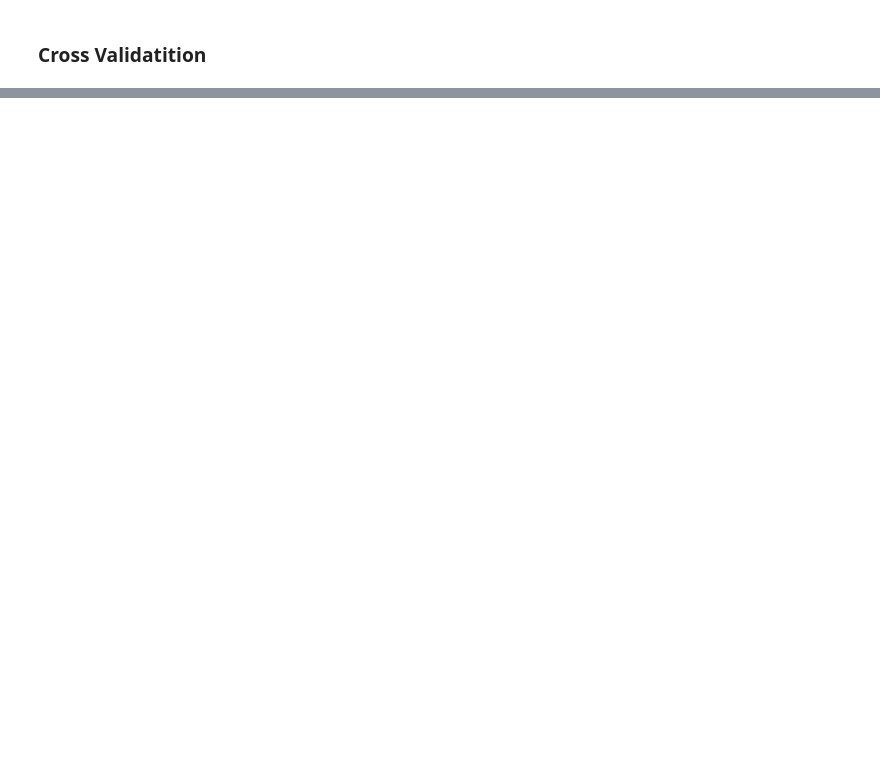
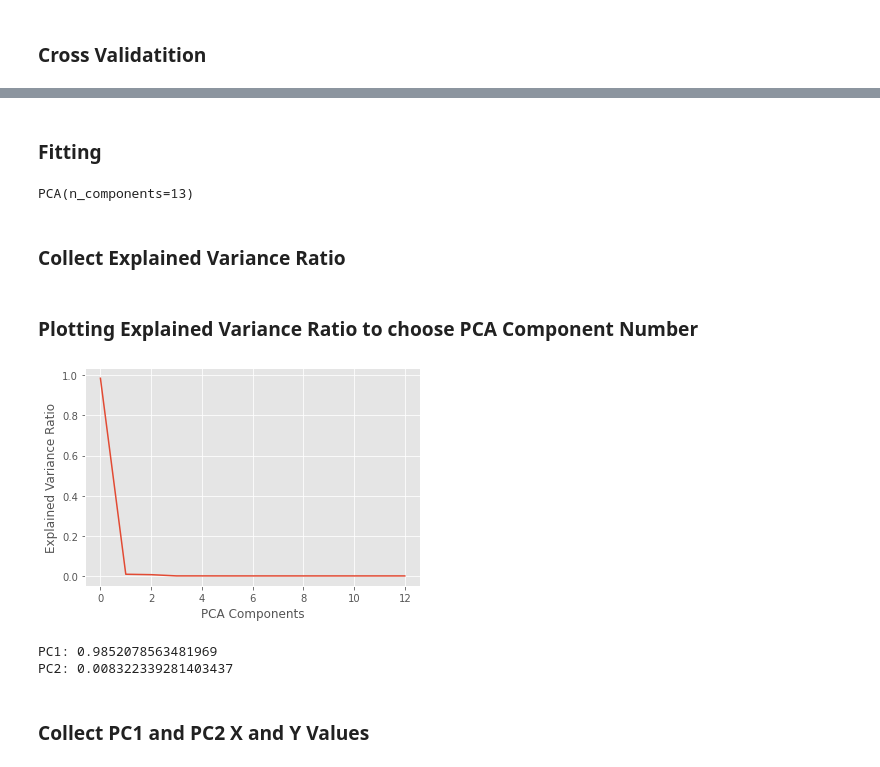
Before and after one commit to onur-duman/OnlineShoppersIntention-EDA-Classification-Clustering, a Jupyter notebook: OnlineShoppersIntention.ipynb, the cells around one changed output, grey strips where cells are left out. Drawn from its saved outputs; the diff is of its cells as text; code cells hidden in the pictures; blank space fills up the shorter version.

```diff
--- a/OnlineShoppersIntention.ipynb
+++ b/OnlineShoppersIntention.ipynb
@@ -399,0 +423,32 @@ plt.show()
+# %%
+pca = PCA(n_components=13)
+# %% [markdown]
+<a id="33"></a>
+### Fitting
+# %%
+pca.fit(X)
+# %% [output]
+PCA(n_components=13)
+# %% [markdown]
+<a id="34"></a>
+### Collect Explained Variance Ratio
+# %%
+explained_variance_ratio = pca.explained_variance_ratio_
+# %% [markdown]
+<a id="35"></a>
+### Plotting Explained Variance Ratio to choose PCA Component Number
+# %%
+plt.plot(explained_variance_ratio)
+plt.xlabel("PCA Components")
+plt.ylabel("Explained Variance Ratio")
+plt.show()
+# %% [output]
+[figure, added]
+# %%
+print("PC1: {}\nPC2: {}".format(explained_variance_ratio[0], explained_variance_ratio[1]))
+# %% [output]
+PC1: 0.9852078563481969
+PC2: 0.008322339281403437
+# %% [markdown]
+<a id="36"></a>
+### Collect PC1 and PC2 X and Y Values
```
Also changed, not shown: parts of 16 cells of this notebook.
